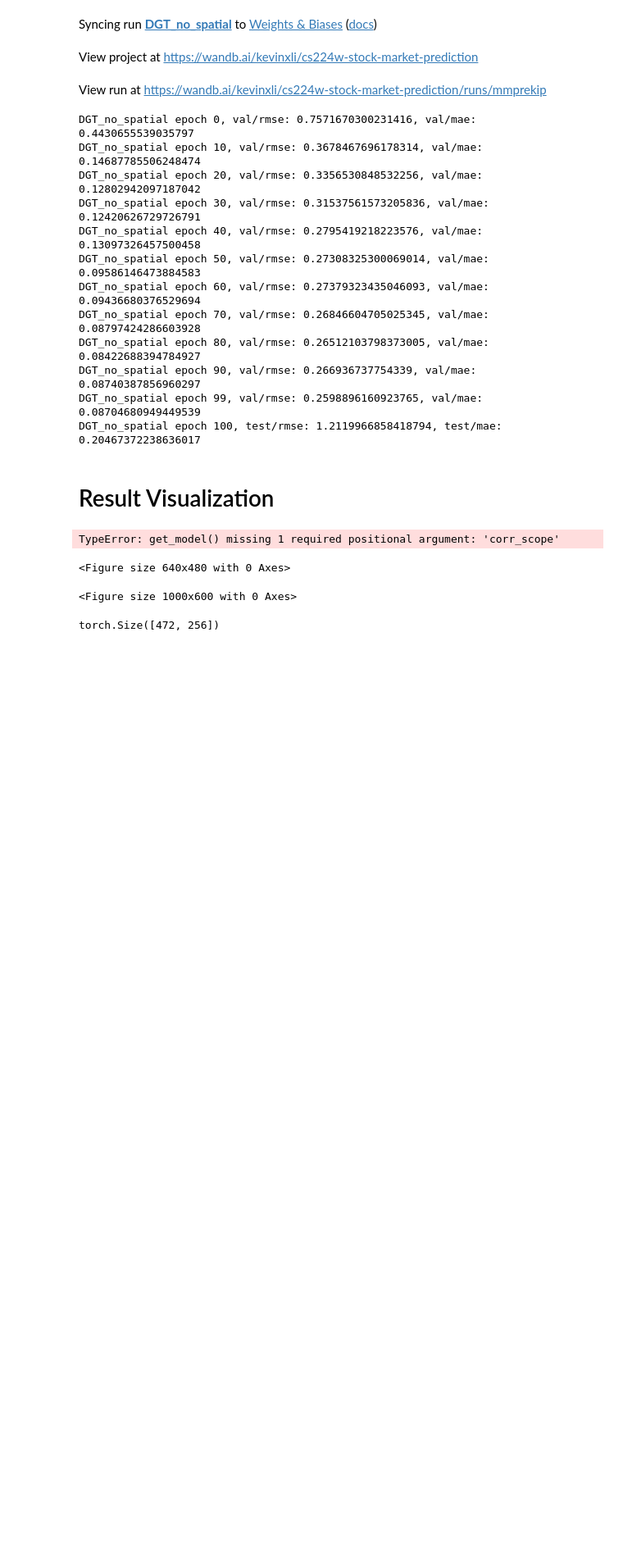
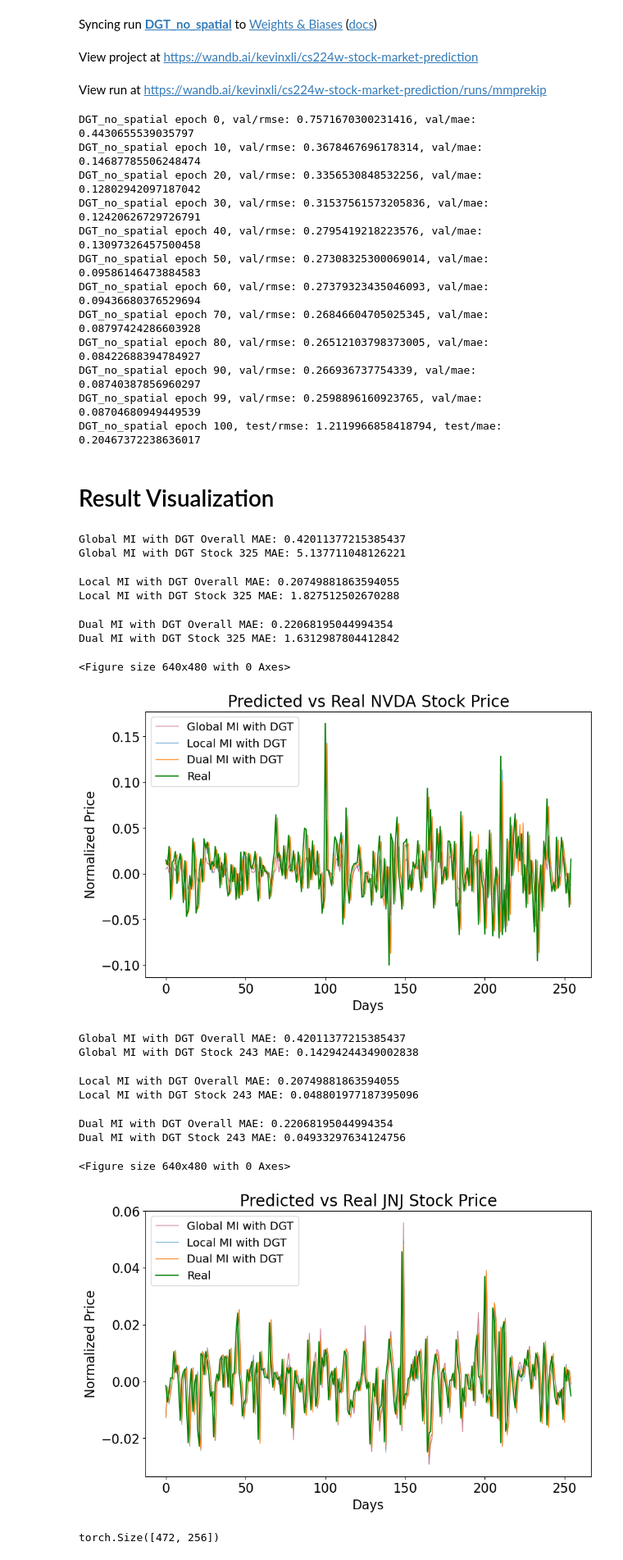
Before and after one commit to AlienKevin/cs224w-stock-market-prediction, a Jupyter notebook: train.ipynb, the cells around one changed output. Shown: that part at 82% size. Saved outputs shown, nothing was run; the diff lists cells and outputs as text; code cells hidden in the pictures; blank space fills up the shorter version.

```diff
--- a/train.ipynb
+++ b/train.ipynb
@@ -325,7 +325,7 @@ class SP500CorrelationsDatasetLoader(object):
             for matrix in self._correlation_matrices:
                 matrix = matrix / max_mi
 
-        df = pd.read_csv('s&p500.csv')
+        df = pd.read_csv('sp500.csv')
         df = df.set_index('Date')
         data = torch.from_numpy(df.to_numpy()).to(torch.float32)
 
@@ -842,6 +842,17 @@ stock_lookup = {name: i for i, name in enumerate(stock_names)}
 import matplotlib.pyplot as plt
 import numpy as np
 from cycler import cycler
+
+df = pd.read_csv('sp500.csv')
+df = df.set_index('Date')
+data = torch.from_numpy(df.to_numpy()).to(torch.float32)
+days_in_quarter = 64
+num_quarters = data.size(0) // days_in_quarter
+num_days = num_quarters * days_in_quarter
+data = data[:num_days]
+train_days = int(0.8 * num_quarters) * days_in_quarter
+train_stds = data[:train_days].std(dim=0)
+train_means = data[:train_days].mean(dim=0)
 
 # Plot regression results on test set
 def plot_regression(configs, labels, fig_name, stock_name, preds): # 235 is for Nvidia
@@ -855,51 +866,70 @@ def plot_regression(configs, labels, fig_name, stock_name, preds): # 235 is for
               ]
     plt.rc('axes', prop_cycle=cycler('color', colors))
 
-    for (corr_name, corr_scope, gnn), label in zip(configs, labels):
+    for (gnn, use_spatial, corr_name, corr_scope), label in zip(configs, labels):
         eval_dataset = get_dataset(corr_name, corr_scope)['test_samples']
-        model = get_model(gnn, corr_name, corr_scope, load_weights=True)
+        model = get_model(gnn, use_spatial, corr_name, corr_scope, load_weights=True)
         if model is None:
             continue
         model.eval()
         with torch.no_grad():
             if label not in preds:
                 y_hats = list(map(lambda snapshot: infer(model, snapshot).squeeze().cpu(), eval_dataset))
                 preds[label] = y_hats
             else:
                 y_hats = preds[label]
             ys = [snapshot.y.cpu() for snapshot in eval_dataset]
             targets = ys
             assert(len(y_hats) == len(ys))
-            x = np.array(range(len(ys)))
+            x = np.array(range(len(ys) - 1))
             print(f'{label} Overall MAE: {mae(torch.stack(y_hats, dim=1), torch.stack(ys, dim=1))}')
-            ys = np.array([y[stock_index] for y in ys])
-            y_hats = np.array([y_hat[stock_index] for y_hat in y_hats])
+            ys = torch.tensor([y[stock_index] for y in ys])
+            y_hats = torch.tensor([y_hat[stock_index] for y_hat in y_hats])
             print(f'{label} Stock {stock_index} MAE: {mae(torch.tensor(y_hats), torch.tensor(ys))}')
-            plt.plot(x, y_hats, label=label, linewidth=1)
 
-    plt.plot(x, ys, label="Real", color='green')
+            pred_price = y_hats * train_stds[stock_index] + train_means[stock_index]
+            pred_return = (pred_price[1:] - pred_price[:-1]) / pred_price[:-1]
+            plt.plot(x, pred_return, label=label, linewidth=1)
+
+    real_price = ys * train_stds[stock_index] + train_means[stock_index]
+    real_return = (real_price[1:] - real_price[:-1]) / real_price[:-1]
+    plt.plot(x, real_return, label="Real", color='green')
     plt.legend(fontsize=14)
     plt.title(f'Predicted vs Real {stock_name} Stock Price', fontsize=20)
     plt.xlabel('Days', fontsize=16)
     plt.ylabel('Normalized Price', fontsize=16)
     plt.tick_params(axis='x', labelsize=16)
     plt.tick_params(axis='y', labelsize=16)
     plt.savefig(fig_name)
+    plt.show()
     return preds, targets
 
 preds = {}
-preds, targets = plot_regression([('pcc', 'global', DGT),
-                            ('pcc', 'local', DGT),
-                           ('pcc', 'dual', DGT)],
-                           ['Global Pearson with DGT', 'Local Pearson with DGT', 'Dual Pearson with DGT'], stock_name='NVDA', fig_name='sp500_regression_NVDA.png', preds=preds)
-preds, targets = plot_regression([('pcc', 'global', DGT),
-                            ('pcc', 'local', DGT),
-                           ('pcc', 'dual', DGT)],
-                           ['Global Pearson with DGT', 'Local Pearson with DGT', 'Dual Pearson with DGT'], stock_name='JNJ', fig_name='sp500_regression_JNJ.png', preds=preds)
+preds, targets = plot_regression([(DGT, True, 'mi', 'global'),
+                            (DGT, True, 'mi', 'local'),
+                           (DGT, True, 'mi', 'dual')],
+                           ['Global MI with DGT', 'Local MI with DGT', 'Dual MI with DGT'], stock_name='NVDA', fig_name='sp500_regression_NVDA.png', preds=preds)
+preds, targets = plot_regression([(DGT, True, 'mi', 'global'),
+                            (DGT, True, 'mi', 'local'),
+                           (DGT, True, 'mi', 'dual')],
+                           ['Global MI with DGT', 'Local MI with DGT', 'Dual MI with DGT'], stock_name='JNJ', fig_name='sp500_regression_JNJ.png', preds=preds)
 # %% [output]
-TypeError: get_model() missing 1 required positional argument: 'corr_scope'
+Global MI with DGT Overall MAE: 0.42011377215385437
+Global MI with DGT Stock 325 MAE: 5.137711048126221
-<Figure size 640x480 with 0 Axes>
+Local MI with DGT Overall MAE: 0.20749881863594055
+Local MI with DGT Stock 325 MAE: 1.827512502670288
-<Figure size 1000x600 with 0 Axes>
+Dual MI with DGT Overall MAE: 0.22068195044994354
+Dual MI with DGT Stock 325 MAE: 1.6312987804412842
+<Figure size 640x480 with 0 Axes>
+[figure, added]
+Global MI with DGT Overall MAE: 0.42011377215385437
+Global MI with DGT Stock 243 MAE: 0.14294244349002838
+Local MI with DGT Overall MAE: 0.20749881863594055
+Local MI with DGT Stock 243 MAE: 0.048801977187395096
+Dual MI with DGT Overall MAE: 0.22068195044994354
+Dual MI with DGT Stock 243 MAE: 0.04933297634124756
+<Figure size 640x480 with 0 Axes>
+[figure, added]
 # %%
 targets = torch.stack(targets, dim=1)
 print(targets.shape)
```
Also changed, not shown: parts of 1 cell of this notebook, 5 other files.
